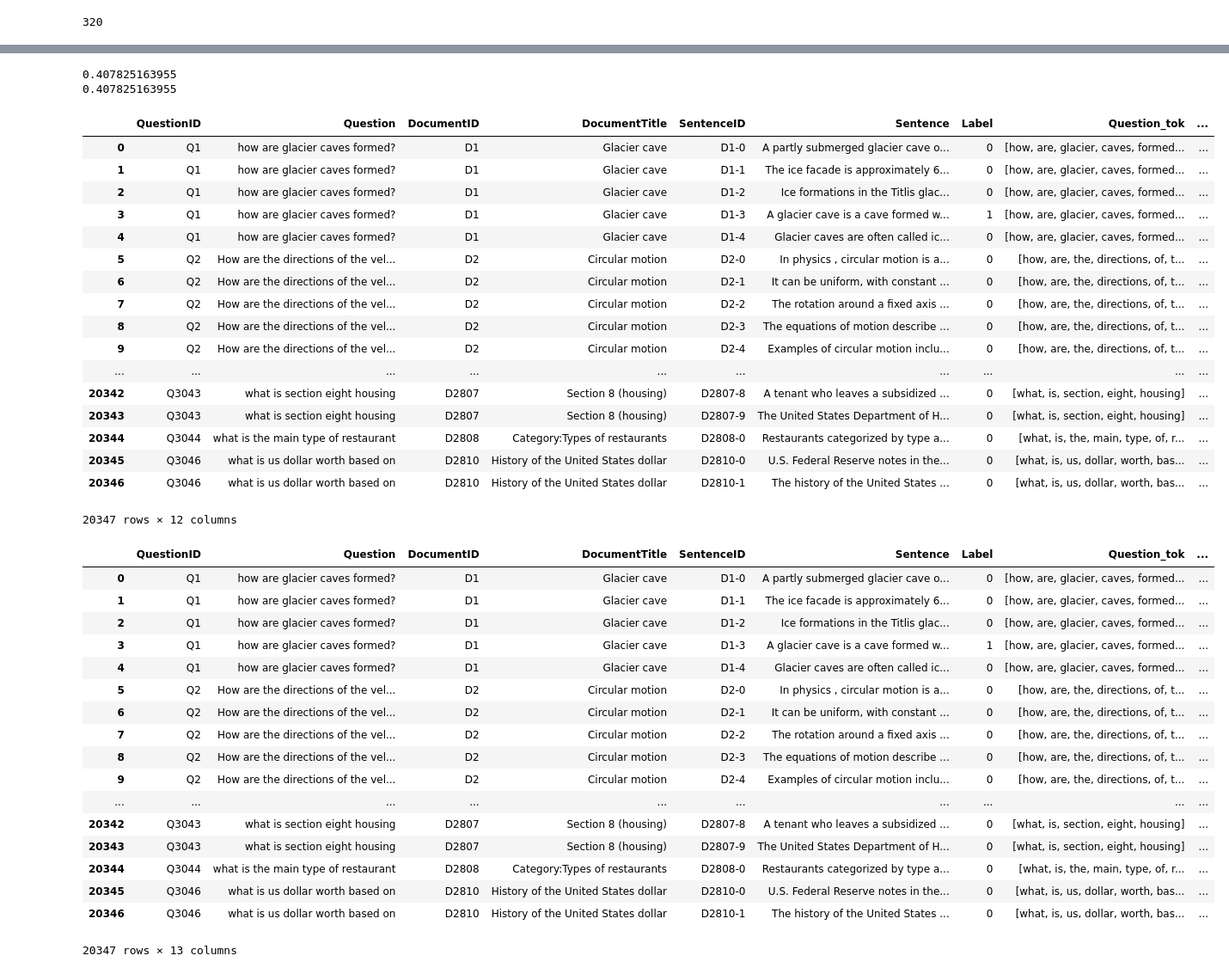
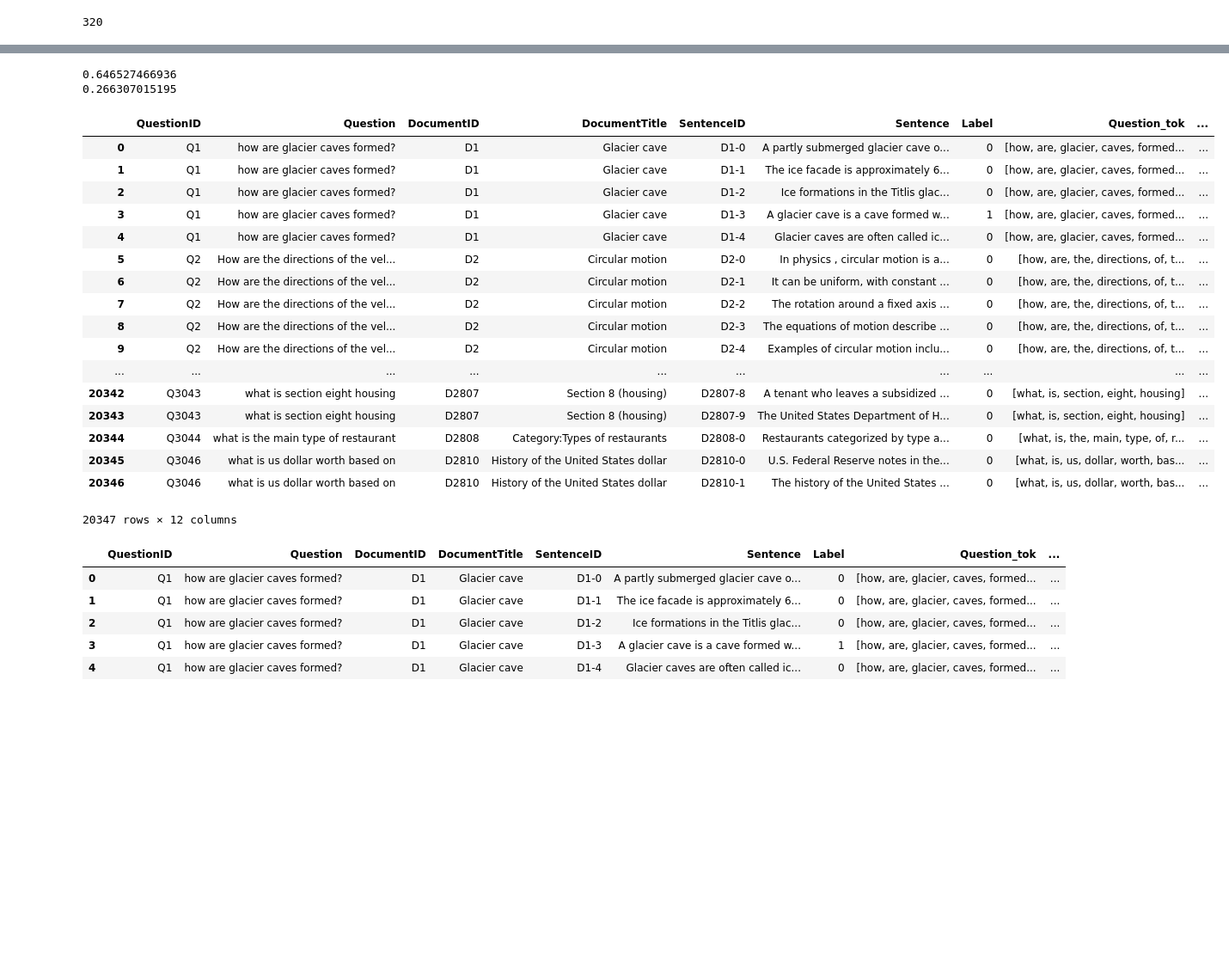
Before and after one commit to dbonadiman/nnlab2017, a Jupyter notebook: QA.ipynb, the cells around one changed output, grey strips where cells are left out. Shown at 86% size. Cells and saved outputs as stored; diff of their text form; code cells hidden in the pictures; blank space fills up the shorter version.

```diff
--- a/QA.ipynb
+++ b/QA.ipynb
@@ -113,14 +93,8 @@ max(len(sent) for sent in train['Sentence_'])
 import numpy as np
 from keras.preprocessing.sequence import pad_sequences
 
-max_len_q = 23
-max_len_a = 100
-
-def _pad(s, maxlen):
-    pad_ = np.zeros(maxlen, dtype='int32')
-    trunc = np.asarray(s[-maxlen:], dtype='int32')
-    pad_[-len(trunc):] = trunc
-    return pad_
+max_len_q = 40
+max_len_a = 40
 
 train['Question_'] = train['Question_'].apply(lambda s: pad_sequences([s], max_len_q)[0])
 train['Sentence_'] = train['Sentence_'].apply(lambda s: pad_sequences([s], max_len_a)[0])
@@ -128,5 +102,5 @@ dev['Question_'] = dev['Question_'].apply(lambda s: pad_sequences([s], max_len_q
 dev['Sentence_'] = dev['Sentence_'].apply(lambda s: pad_sequences([s], max_len_a)[0])
 test['Question_'] = test['Question_'].apply(lambda s: pad_sequences([s], max_len_q)[0])
 test['Sentence_'] = test['Sentence_'].apply(lambda s: pad_sequences([s], max_len_a)[0])
-train
+train[0:5]
 # %% [output]
@@ -297,3 +259,7 @@ pred = model.predict(X)
+# %%
+from keras.models import load_model
+model = load_model('qa.h5')
+pred = model.predict(X)
 # %%
 map_score_filtered(qid, lab, pred)
 # %% [output]
@@ -333,8 +289,8 @@ print(map_score(qid, lab, pred))
 train['pred'] = pd.Series(y for y in pred)
 train
 # %% [output]
-0.407825163955
-0.407825163955
+0.646527466936
+0.266307015195
 |  | QuestionID | Question | DocumentID | DocumentTitle | SentenceID | Sentence | Label | Question_tok | ... |
 | 0 | Q1 | how are glacier caves formed? | D1 | Glacier cave | D1-0 | A partly submerged glacier cave o... | 0 | [how, are, glacier, caves, formed... | ... |
 | 1 | Q1 | how are glacier caves formed? | D1 | Glacier cave | D1-1 | The ice facade is approximately 6... | 0 | [how, are, glacier, caves, formed... | ... |
@@ -356,30 +312,18 @@ train
 # %%
 def count_feat(que, ans):
     return len((set(que)&set(ans)))
 
 train['count'] = pd.Series(count_feat(que, ans) for que, ans in zip(train['Question_tok'], train['Sentence_tok']))
 test['count'] = pd.Series(count_feat(que, ans) for que, ans in zip(test['Question_tok'], test['Sentence_tok']))
 dev['count'] = pd.Series(count_feat(que, ans) for que, ans in zip(dev['Question_tok'], dev['Sentence_tok']))
-train
+train[0:5]
 # %% [output]
 |  | QuestionID | Question | DocumentID | DocumentTitle | SentenceID | Sentence | Label | Question_tok | ... |
 | 0 | Q1 | how are glacier caves formed? | D1 | Glacier cave | D1-0 | A partly submerged glacier cave o... | 0 | [how, are, glacier, caves, formed... | ... |
 | 1 | Q1 | how are glacier caves formed? | D1 | Glacier cave | D1-1 | The ice facade is approximately 6... | 0 | [how, are, glacier, caves, formed... | ... |
 | 2 | Q1 | how are glacier caves formed? | D1 | Glacier cave | D1-2 | Ice formations in the Titlis glac... | 0 | [how, are, glacier, caves, formed... | ... |
 | 3 | Q1 | how are glacier caves formed? | D1 | Glacier cave | D1-3 | A glacier cave is a cave formed w... | 1 | [how, are, glacier, caves, formed... | ... |
 | 4 | Q1 | how are glacier caves formed? | D1 | Glacier cave | D1-4 | Glacier caves are often called ic... | 0 | [how, are, glacier, caves, formed... | ... |
-| 5 | Q2 | How are the directions of the vel... | D2 | Circular motion | D2-0 | In physics , circular motion is a... | 0 | [how, are, the, directions, of, t... | ... |
-| 6 | Q2 | How are the directions of the vel... | D2 | Circular motion | D2-1 | It can be uniform, with constant ... | 0 | [how, are, the, directions, of, t... | ... |
-| 7 | Q2 | How are the directions of the vel... | D2 | Circular motion | D2-2 | The rotation around a fixed axis ... | 0 | [how, are, the, directions, of, t... | ... |
-| 8 | Q2 | How are the directions of the vel... | D2 | Circular motion | D2-3 | The equations of motion describe ... | 0 | [how, are, the, directions, of, t... | ... |
-| 9 | Q2 | How are the directions of the vel... | D2 | Circular motion | D2-4 | Examples of circular motion inclu... | 0 | [how, are, the, directions, of, t... | ... |
-| ... | ... | ... | ... | ... | ... | ... | ... | ... | ... |
-| 20342 | Q3043 | what is section eight housing | D2807 | Section 8 (housing) | D2807-8 | A tenant who leaves a subsidized ... | 0 | [what, is, section, eight, housing] | ... |
-| 20343 | Q3043 | what is section eight housing | D2807 | Section 8 (housing) | D2807-9 | The United States Department of H... | 0 | [what, is, section, eight, housing] | ... |
-| 20344 | Q3044 | what is the main type of restaurant | D2808 | Category:Types of restaurants | D2808-0 | Restaurants categorized by type a... | 0 | [what, is, the, main, type, of, r... | ... |
-| 20345 | Q3046 | what is us dollar worth based on | D2810 | History of the United States dollar | D2810-0 | U.S. Federal Reserve notes in the... | 0 | [what, is, us, dollar, worth, bas... | ... |
-| 20346 | Q3046 | what is us dollar worth based on | D2810 | History of the United States dollar | D2810-1 | The history of the United States ... | 0 | [what, is, us, dollar, worth, bas... | ... |
-20347 rows × 13 columns
 # %%
 import numpy as np
 np.random.seed(42)
```
Also changed, not shown: parts of 31 cells of this notebook.
